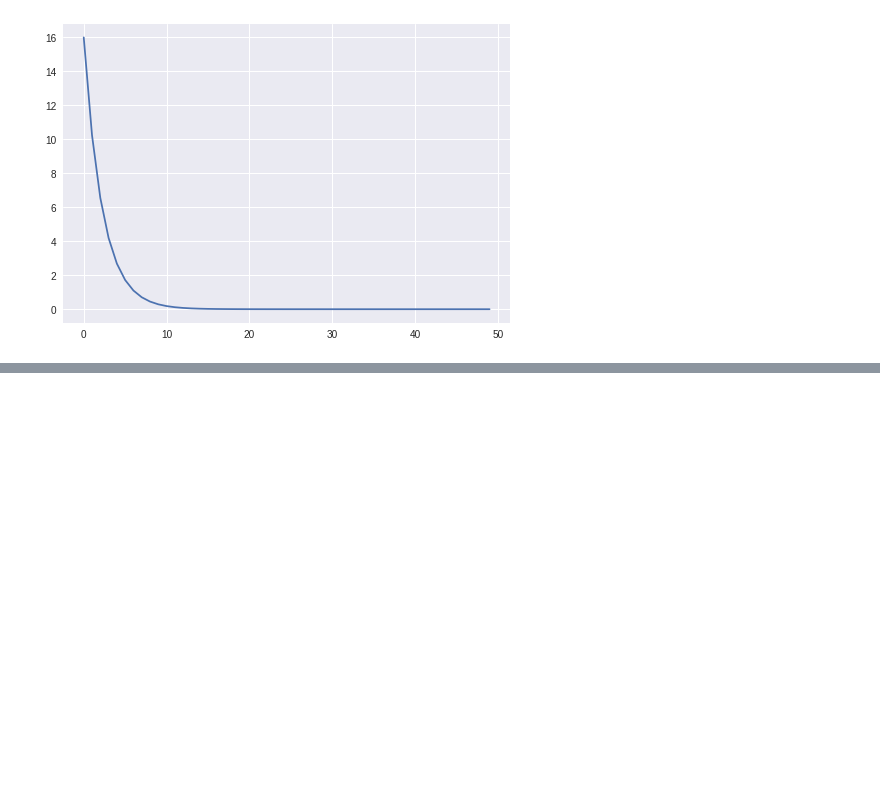
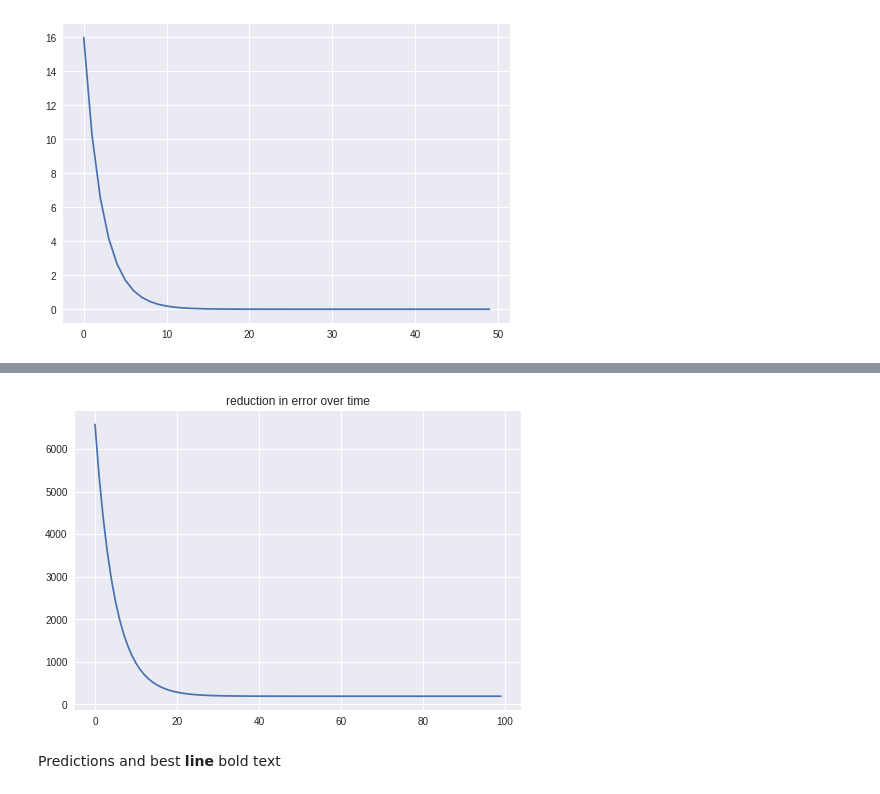
Before and after one commit to mohinesh9999/Kaggle, a Jupyter notebook: regression.ipynb, the cells around one changed output, grey strips where cells are left out. Drawn from its saved outputs; the diff is of its cells as text; code cells hidden in the pictures; blank space fills up the shorter version.

```diff
--- a/regression.ipynb
+++ b/regression.ipynb
@@ -96,0 +136,36 @@ raw
+# %%
+def gradient(X,Y,theta):
+  m=X.shape[0]
+  grad=np.zeros((2,))
+
+  for i in range(m):
+    x=X[i]
+    y_=hypothesis(x,theta)
+    y=Y[i]
+    grad[0]+=(y_-y)
+    grad[1]+=(y_-y)*x
+  return grad/m
+# %%
+#error function J(theta)
+def error(X,Y,theta):
+  m=X.shape[0]
+  total_error=0.0
+  for i in range(m):
+    y_=hypothesis(X[i],theta)
+    total_error+=(y_-Y[i])**2
+  return total_error/m
+# %%
+#gradient descent
+def gradientDescent(X,Y,max_steps=100,learning_rate=0.1):
+  theta=np.zeros((2,))
+  error_list=[]
+  for i in range(max_steps):
+    #update gradient
+    grad=gradient(X,Y,theta)
+    e=error(X,Y,theta)
+    error_list.append(e)
+    theta[0]=theta[0]-learning_rate*grad[0]
+    theta[1]=theta[1]-learning_rate*grad[1]
+  return theta,error_list
+# %%
+theta,error_list=gradientDescent(X,Y)
@@ -96,0 +204,8 @@ raw
+# %%
+plt.plot(error_list)
+plt.title("reduction in error over time")
+plt.show()
+# %% [output]
+[figure, added]
+# %% [markdown]
+Predictions and best **line** bold text
```
Also changed, not shown: parts of 23 cells of this notebook.
